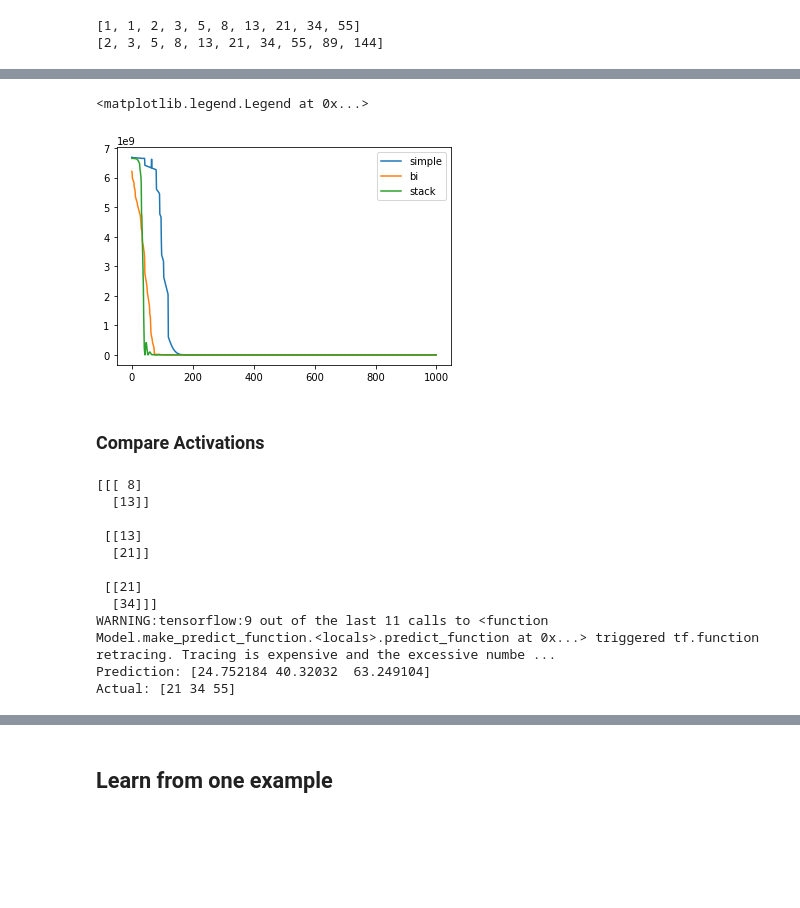
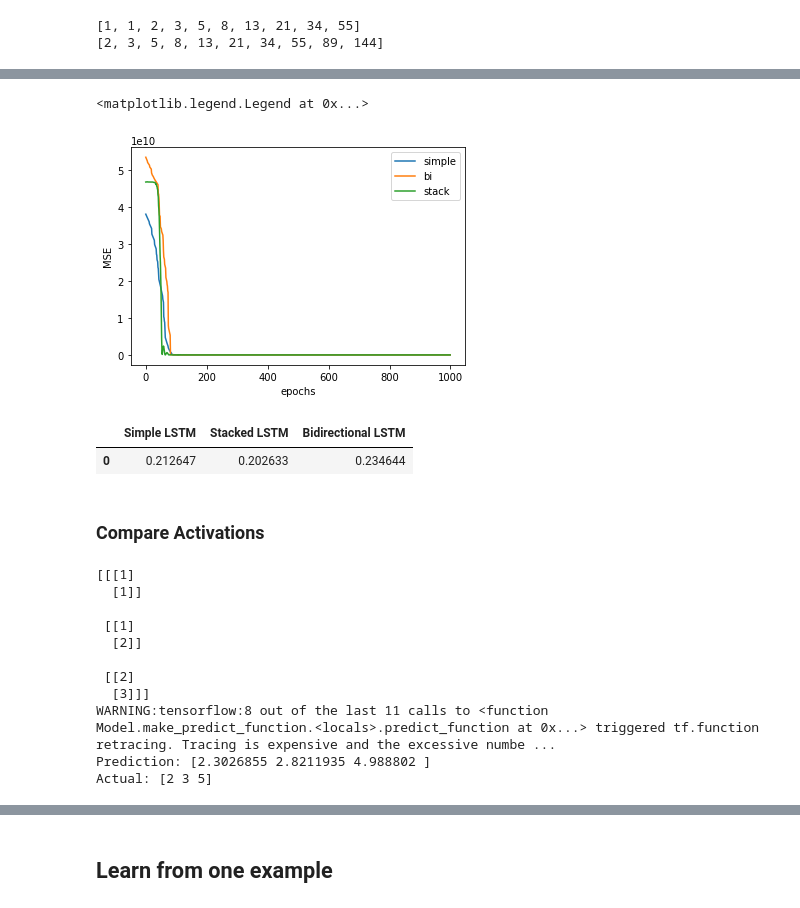
Before and after one commit to MasterMilkX/iqtest_seqbot, a Jupyter notebook: test_rnn.ipynb, the cells around one changed output, grey strips where cells are left out. Saved outputs shown, nothing was run; the diff lists cells and outputs as text; code cells hidden in the pictures; blank space fills up the shorter version.

```diff
--- a/test_rnn.ipynb
+++ b/test_rnn.ipynb
@@ -207,7 +206,7 @@ y test[21 34 55]
 # %%
 # make Simple LSTM
 model = Sequential()
-model.add(LSTM(m, activation='relu', input_shape=(fib_look, 1)))
+model.add(LSTM(50, activation='relu', input_shape=(fib_look, 1)))
 model.add(Dense(1))
 model.compile(optimizer='adam', loss='mse',metrics=['mse'])
 # %%
@@ -343,9 +340,11 @@ Actual: [21 34 55]
 # %%
 #PLOT MSE from the 3 graphs
 pyplot.plot(history.history['mse'],label='simple')
 pyplot.plot(bihistory.history['mse'],label='bi')
 pyplot.plot(shistory.history['mse'],label='stack')
+pyplot.xlabel("epochs")
+pyplot.ylabel("MSE")
 pyplot.legend()
 # %% [output]
 <matplotlib.legend.Legend at 0x...>
-[figure, old version]
+[figure, new version]
@@ -352,7 +358,20 @@ pyplot.legend()
+# %%
+# SHOW ERROR TABLE
+err_arch = []
+for m in [model, smodel, bimodel]:
+    p = np.squeeze(m.predict(X_test))
+    e = getAvgError(p,y_test)
+    err_arch.append(e)
+
+pd.DataFrame([err_arch], columns=["Simple LSTM", "Stacked LSTM", "Bidirectional LSTM"])
+# %% [output]
+|  | Simple LSTM | Stacked LSTM | Bidirectional LSTM |
+| 0 | 0.212647 | 0.202633 | 0.234644 |
 # %% [markdown]
 ### Compare Activations
 # %%
 # Simple LSTM - RELU Activation
+m=50
 model = Sequential()
 model.add(LSTM(m, activation='relu', input_shape=(fib_look, 1)))
 model.add(Dense(1))
@@ -364,17 +383,17 @@ print(X_test)
 print("Prediction: " + str(np.squeeze(model.predict(X_test))))
 print("Actual: " + str(y_test))
 # %% [output]
-[[[ 8]
-  [13]]
+[[[1]
+  [1]]
 
- [[13]
-  [21]]
+ [[1]
+  [2]]
 
- [[21]
-  [34]]]
-WARNING:tensorflow:9 out of the last 11 calls to <function Model.make_predict_function.<locals>.predict_function at 0x...> triggered tf.function retracing. Tracing is expensive and the excessive numbe ...
-Prediction: [24.752184 40.32032  63.249104]
-Actual: [21 34 55]
+ [[2]
+  [3]]]
+WARNING:tensorflow:8 out of the last 11 calls to <function Model.make_predict_function.<locals>.predict_function at 0x...> triggered tf.function retracing. Tracing is expensive and the excessive numbe ...
+Prediction: [2.3026855 2.8211935 4.988802 ]
+Actual: [2 3 5]
 # %%
 # Simple LSTM - Sigmoid Activation
 model2 = Sequential()
```
Also changed, not shown: parts of 28 cells of this notebook, 2 other files.
